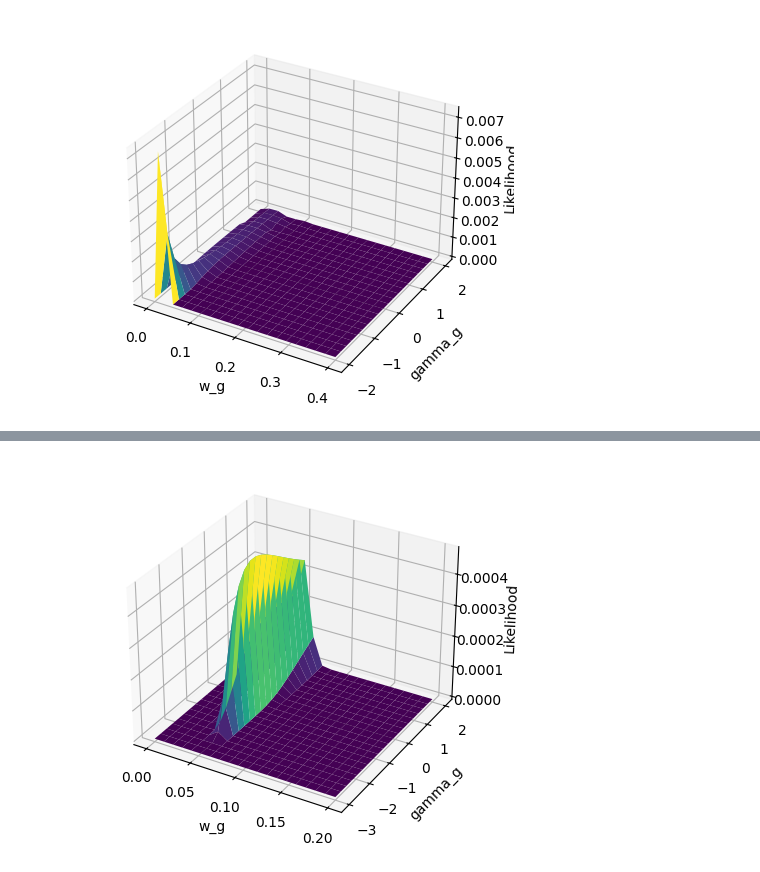
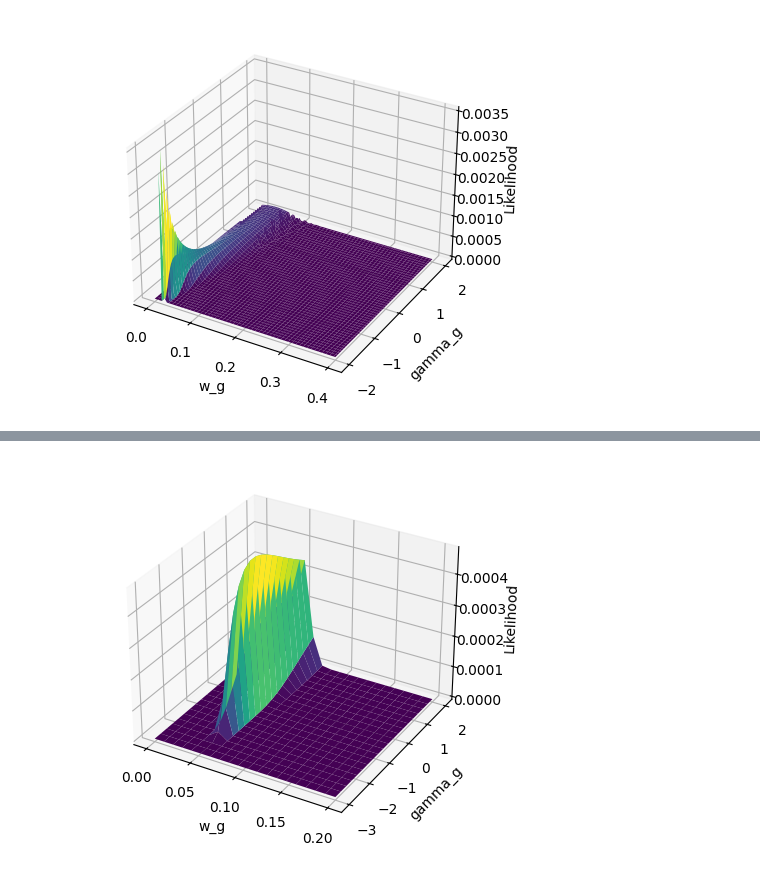
Before and after one commit to PeterKiss18/VasicekPDModel, a Jupyter notebook: MLE_multivariate_plot.ipynb, the cells around one changed output, grey strips where cells are left out. Drawn from its saved outputs; the diff is of its cells as text; code cells hidden in the pictures.

```diff
--- a/MLE_multivariate_plot.ipynb
+++ b/MLE_multivariate_plot.ipynb
@@ -9,22 +9,22 @@ d_g = 2481
 n_g = 66871
 # %%
 # Plot of the likelihood function in w_g and gamma_g
-x_num_points = 20
-y_num_points = 20
+x_num_points = 100
+y_num_points = 100
 w_g = np.linspace(0, 0.4, x_num_points)
 gamma_g = np.linspace(-2, 2, y_num_points)
 W, G = np.meshgrid(w_g, gamma_g)
 L = np.zeros((x_num_points, y_num_points))
 for i in range(x_num_points):
     for j in range(y_num_points):
         L[i, j] = calculate_my_likelihood(d_g, n_g, p_g, norm.pdf, w_g[i], gamma_g[j])
 
 fig = plt.figure()
 ax = fig.add_subplot(111, projection='3d')
 ax.plot_surface(W, G, L, cmap='viridis')
 ax.set_xlabel('w_g')
 ax.set_ylabel('gamma_g')
 ax.set_zlabel('Likelihood')
 plt.show()
 # %% [output]
-[figure, old version]
+[figure, new version]
```
Also changed, not shown: parts of 1 cell of this notebook.
